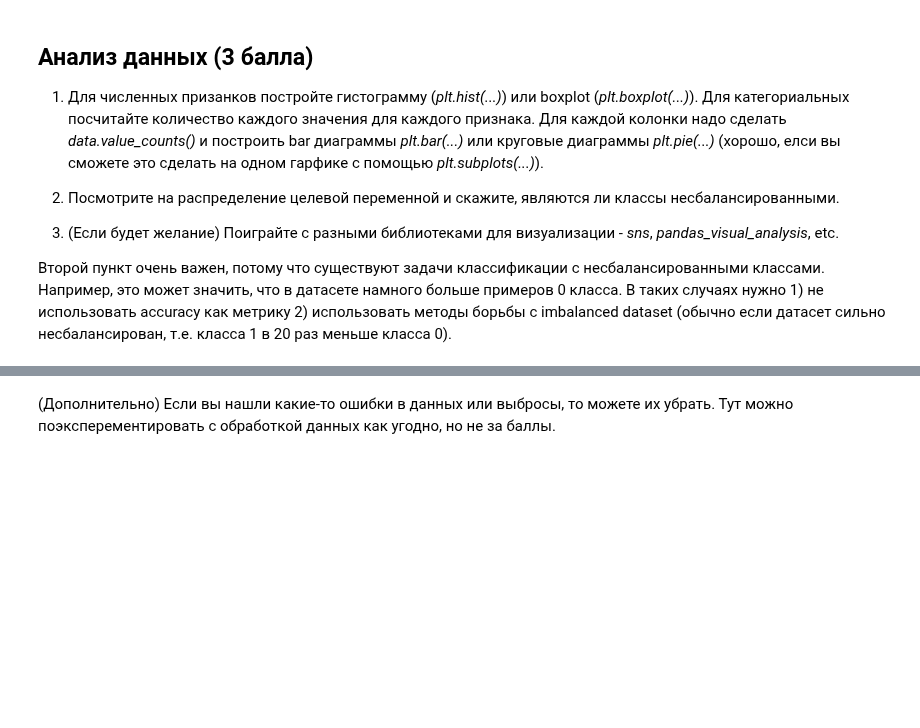
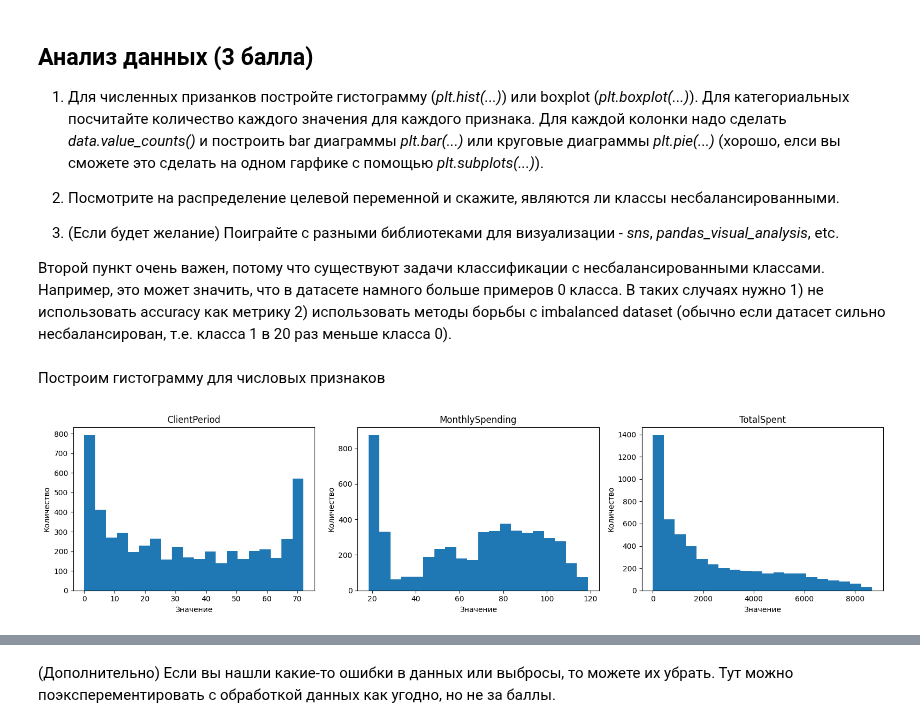
Before and after one commit to mymindinsane/DLS, a Jupyter notebook: week_03_composition_model_selection/Homework/hw_3_kaggle.ipynb, the cells around one changed output, grey strips where cells are left out. Saved outputs shown, nothing was run; the diff lists cells and outputs as text; code cells hidden in the pictures; blank space fills up the shorter version.

```diff
--- a/week_03_composition_model_selection/Homework/hw_3_kaggle.ipynb
+++ b/week_03_composition_model_selection/Homework/hw_3_kaggle.ipynb
@@ -268,0 +267,22 @@ display(
+# %% [markdown]
+Построим гистограмму для числовых признаков
+# %%
+ncols = 3
+nrows = 1
+
+fig, axes = plt.subplots(nrows, ncols, figsize=(16, 4 * nrows))
+axes = axes.flatten()
+
+for i, col in enumerate(num_cols):
+    axes[i].hist(data[col], bins=20)
+    axes[i].set_title(col)
+    axes[i].set_xlabel('Значение')
+    axes[i].set_ylabel('Количество')
+
+for ax in axes[len(num_cols):]:
+    ax.axis('off')
+
+plt.tight_layout()
+plt.show()
+# %% [output]
+[figure, added]
```
Also changed, not shown: parts of 10 cells of this notebook.
